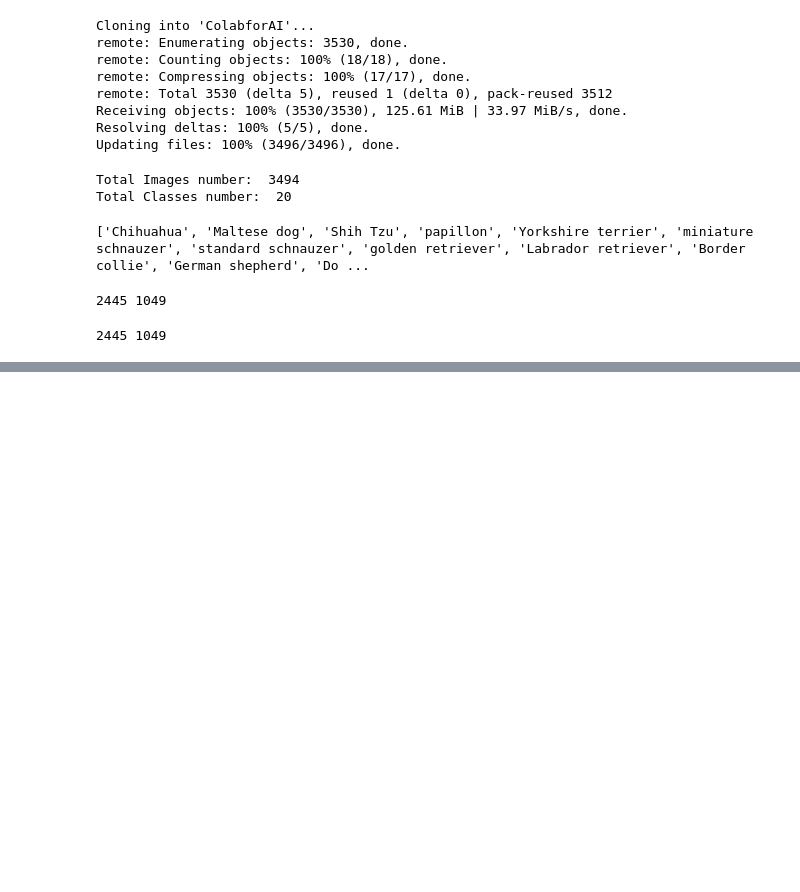
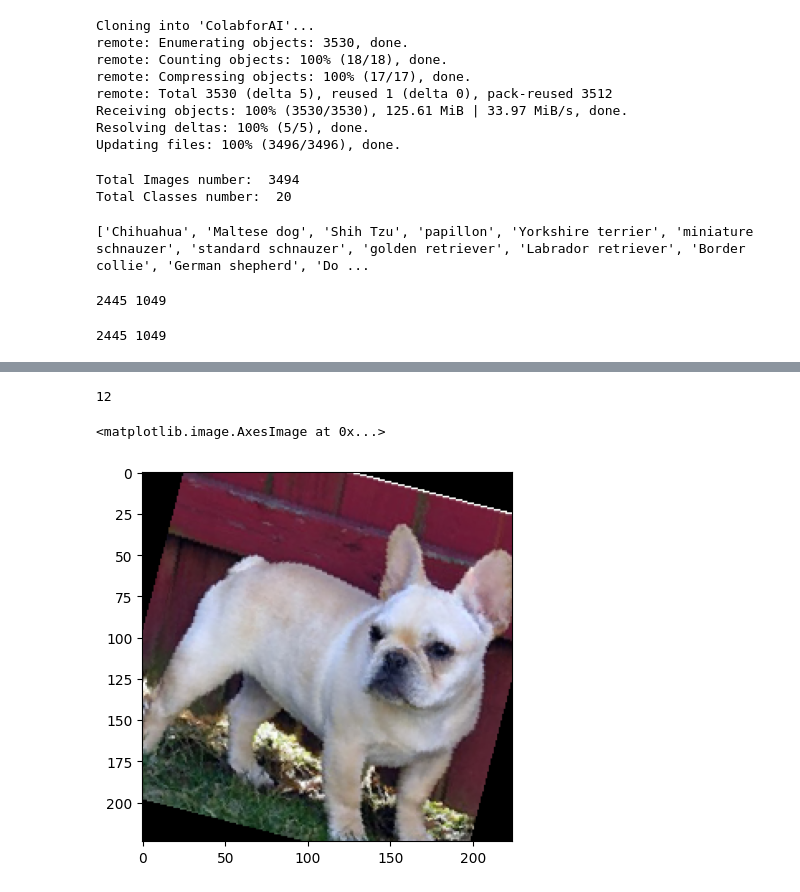
Before and after one commit to a945120/ColabforAI, a Jupyter notebook: Dogsbreeds.ipynb, the cells around one changed output, grey strips where cells are left out. Cells and saved outputs as stored; diff of their text form; code cells hidden in the pictures; blank space fills up the shorter version.

```diff
--- a/Dogsbreeds.ipynb
+++ b/Dogsbreeds.ipynb
@@ -83,0 +86,41 @@ n02112018-Pomeranian
+# %%
+class DogBreedDataset(Dataset):
+  def __init__(self, ds, transform = None):
+    self.ds = ds
+    self.transform = transform
+
+  def __len__(self):
+    return len(self.ds)
+
+  def __getitem__(self, idx):
+    img, label = self.ds[idx]
+    if self.transform:
+       img = self.transform(img)
+       return img, label
+# %%
+imagenet_stats = ([0.485, 0.456, 0.406], [0.229, 0.224, 0.225])
+
+train_transform = transforms.Compose([
+    transforms.Resize((224, 224)),
+    transforms.CenterCrop(224),
+    transforms.RandomHorizontalFlip(p=0.5),
+    transforms.RandomRotation(degrees=30),
+    transforms.ToTensor(),
+
+])
+
+val_transform = transforms.Compose([
+    transforms.Resize((224,224)),
+    transforms.ToTensor(),
+])
+
+train_dataset = DogBreedDataset(train_ds, train_transform)
+val_dataset = DogBreedDataset(val_ds, val_transform)
+# %%
+img, label = train_dataset[6]
+print(label)
+plt.imshow(img.permute(1,2,0))
+# %% [output]
+12
+<matplotlib.image.AxesImage at 0x...>
+[figure, added]
```
Also changed, not shown: parts of 16 cells of this notebook.
